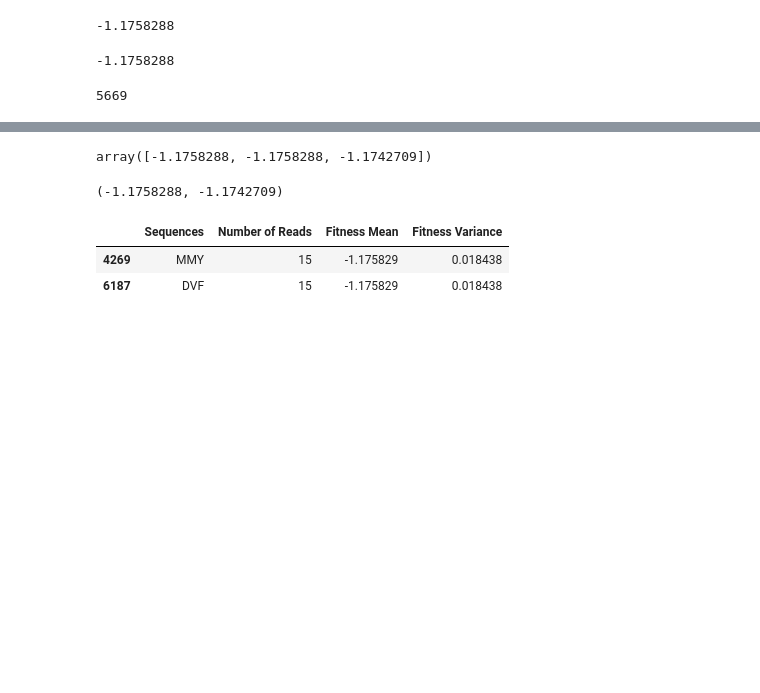
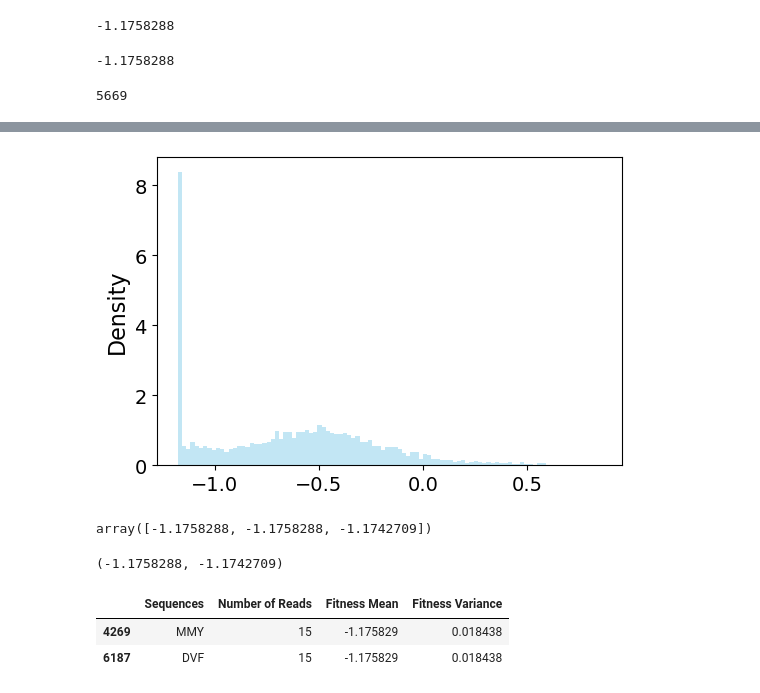
Before and after one commit to fhalab/SSMuLA, a Jupyter notebook: sandbox/tev.ipynb, the cells around one changed output, grey strips where cells are left out. Cells and saved outputs as stored; diff of their text form; code cells hidden in the pictures; blank space fills up the shorter version.

```diff
--- a/sandbox/tev.ipynb
+++ b/sandbox/tev.ipynb
@@ -162,3 +173,25 @@ hv.Distribution(df["Fitness Mean"]).opts(width=400, height=400, )
+# %%
+import pandas as pd
+import matplotlib.pyplot as plt
+
+# Assuming df is already defined and contains the column 'Fitness Mean'
+# If you need to load the DataFrame from a file, you would use:
+# df = pd.read_csv('your_file.csv')
+
+# Plotting the histogram with density
+plt.figure(figsize=(6, 4))
+plt.hist(df["Fitness Mean"], bins=100, density=True, alpha=0.5, color='skyblue')
+
+# Customizing the plot for a similar appearance
+plt.xlabel('')
+plt.ylabel('Density', fontsize=16)
+plt.tick_params(axis='both', which='major', labelsize=14)
+plt.grid(False)  # Disable grid lines
+
+# Show the plot
+plt.show()
+# %% [output]
+[figure, added]
 # %%
 # Prepare colors based on the cutoff
 colors = ['red' if value < cutoff else 'blue' for value in sorted(df["Fitness Mean"])]
```
Also changed, not shown: parts of 12 cells of this notebook, 9 other files.
